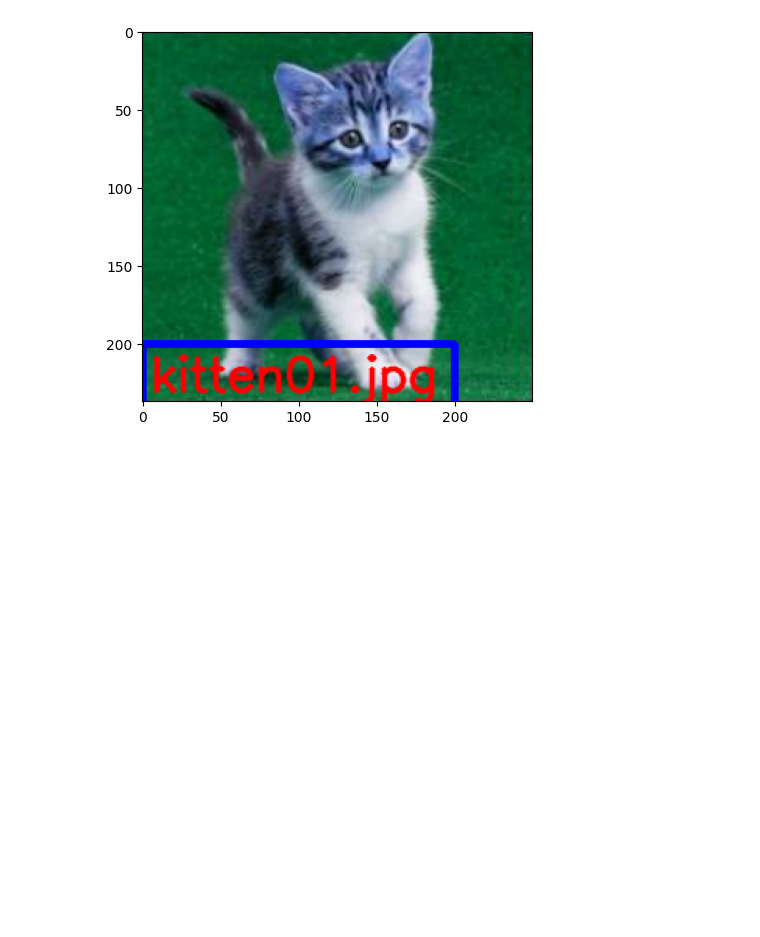
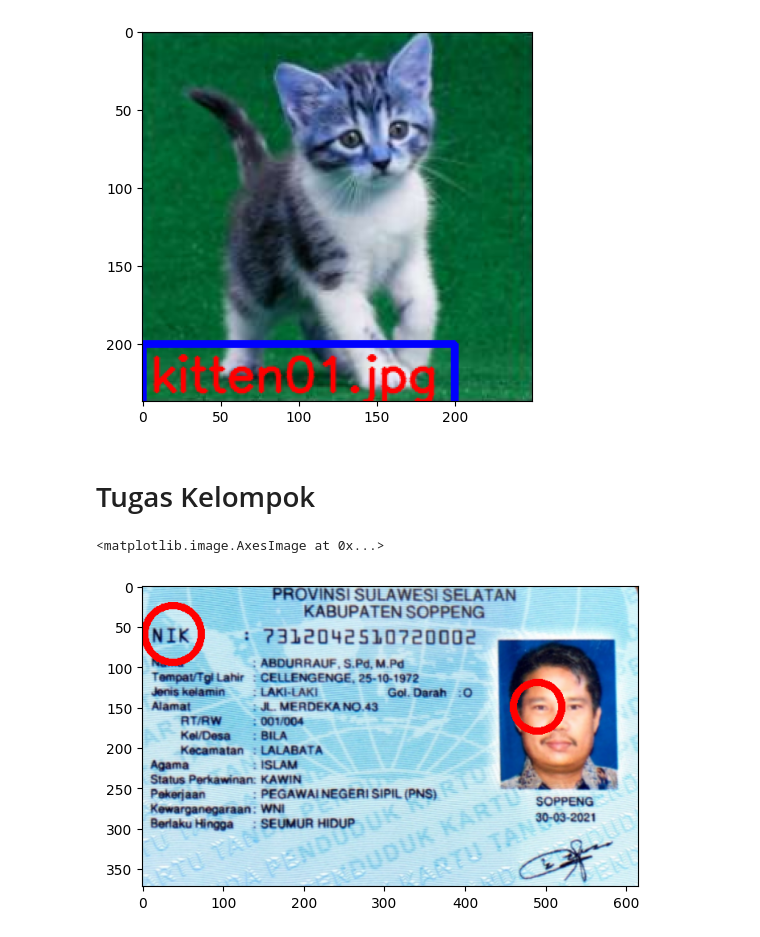
Before and after one commit to rafsanalhad/PCVK_17_Harafsan_Alhad, a Jupyter notebook: Week2_PCVK.ipynb, the cells around one changed output. Cells and saved outputs as stored; diff of their text form; code cells hidden in the pictures; blank space fills up the shorter version.

```diff
--- a/Week2_PCVK.ipynb
+++ b/Week2_PCVK.ipynb
@@ -380,3 +380,15 @@ plt.imshow(img_kitten_text)
 # %% [output]
 <matplotlib.image.AxesImage at 0x...>
 [figure]
+# %% [markdown]
+# Tugas Kelompok
+# %%
+imgKtp = cv.imread("/content/drive/MyDrive/content/drive/ktp.png")
+imgKtp = cv.cvtColor(imgKtp, cv.COLOR_BGR2RGB)
+
+cv.circle(imgKtp,center=(38,60), radius=35,color=(255,0,0),thickness=8)
+cv.circle(imgKtp,center=(490,150), radius=30,color=(255,0,0),thickness=8)
+plt.imshow(imgKtp)
+# %% [output]
+<matplotlib.image.AxesImage at 0x...>
+[figure, added]
```
Also changed, not shown: parts of 1 cell of this notebook.
